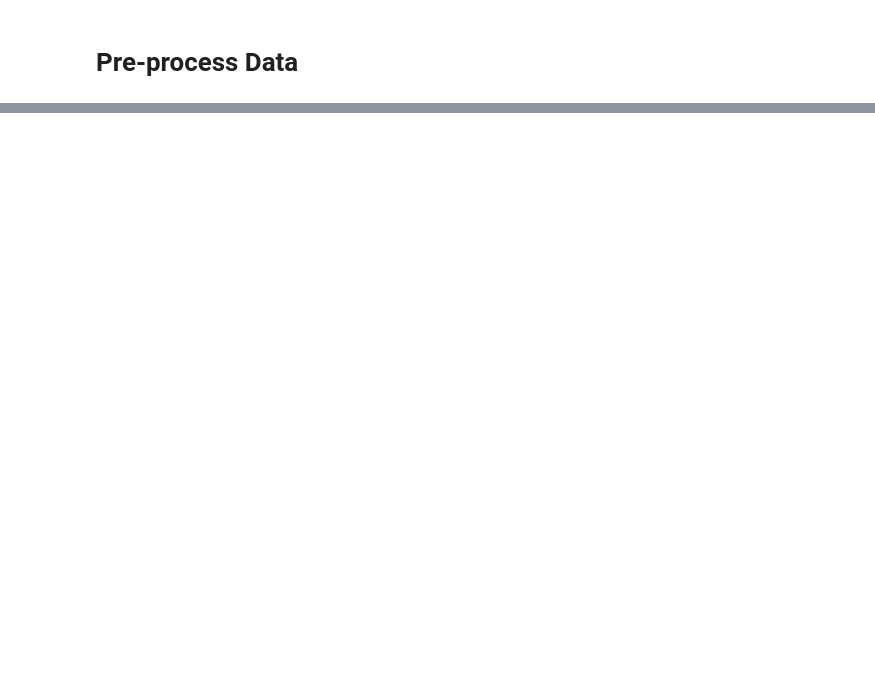
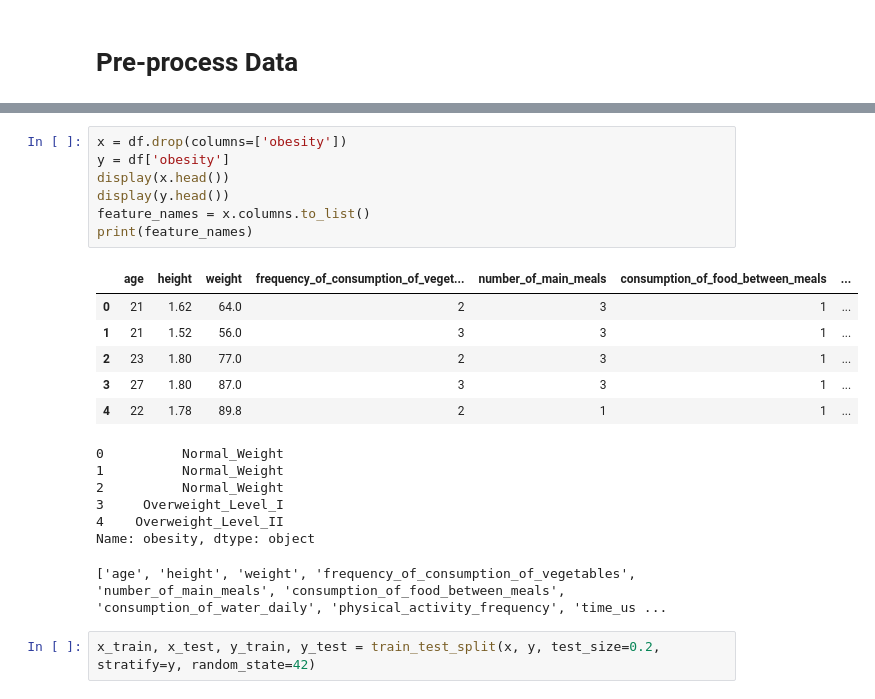
Before and after one commit to AlvinChiew/diabetes-ai-service, a Jupyter notebook: notebooks/ai-model-gen.ipynb, the cells around one changed output, grey strips where cells are left out. Saved outputs shown, nothing was run; the diff lists cells and outputs as text; blank space fills up the shorter version.

```diff
--- a/notebooks/ai-model-gen.ipynb
+++ b/notebooks/ai-model-gen.ipynb
@@ -110,0 +110,23 @@ Bradley Efron, Trevor Hastie, Iain Johnstone and Robert Tibshirani (2004) "Least
+# %%
+x = df.drop(columns=['obesity'])
+y = df['obesity']
+display(x.head())
+display(y.head())
+feature_names = x.columns.to_list()
+print(feature_names)
+# %% [output]
+|  | age | height | weight | frequency_of_consumption_of_veget... | number_of_main_meals | consumption_of_food_between_meals | ... |
+| 0 | 21 | 1.62 | 64.0 | 2 | 3 | 1 | ... |
+| 1 | 21 | 1.52 | 56.0 | 3 | 3 | 1 | ... |
+| 2 | 23 | 1.80 | 77.0 | 2 | 3 | 1 | ... |
+| 3 | 27 | 1.80 | 87.0 | 3 | 3 | 1 | ... |
+| 4 | 22 | 1.78 | 89.8 | 2 | 1 | 1 | ... |
+0          Normal_Weight
+1          Normal_Weight
+2          Normal_Weight
+3     Overweight_Level_I
+4    Overweight_Level_II
+Name: obesity, dtype: object
+['age', 'height', 'weight', 'frequency_of_consumption_of_vegetables', 'number_of_main_meals', 'consumption_of_food_between_meals', 'consumption_of_water_daily', 'physical_activity_frequency', 'time_us ...
+# %%
+x_train, x_test, y_train, y_test = train_test_split(x, y, test_size=0.2, stratify=y, random_state=42)
```
Also changed, not shown: parts of 18 cells of this notebook, 2 other files.
